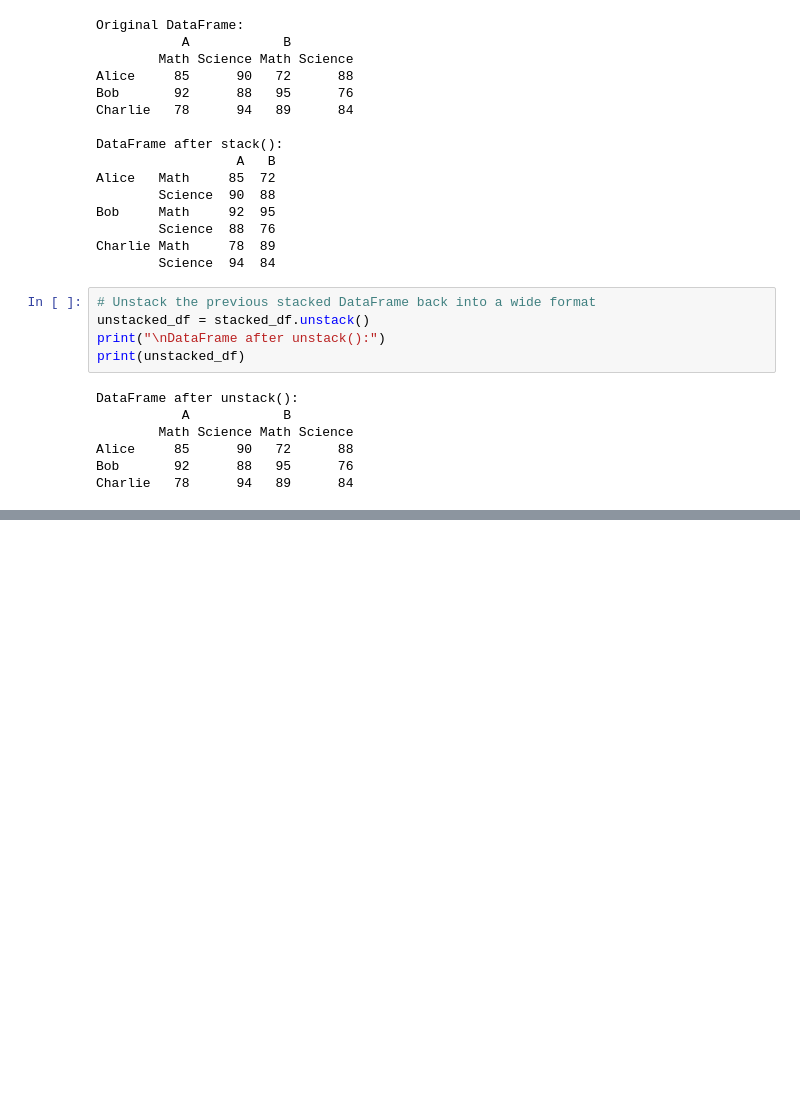
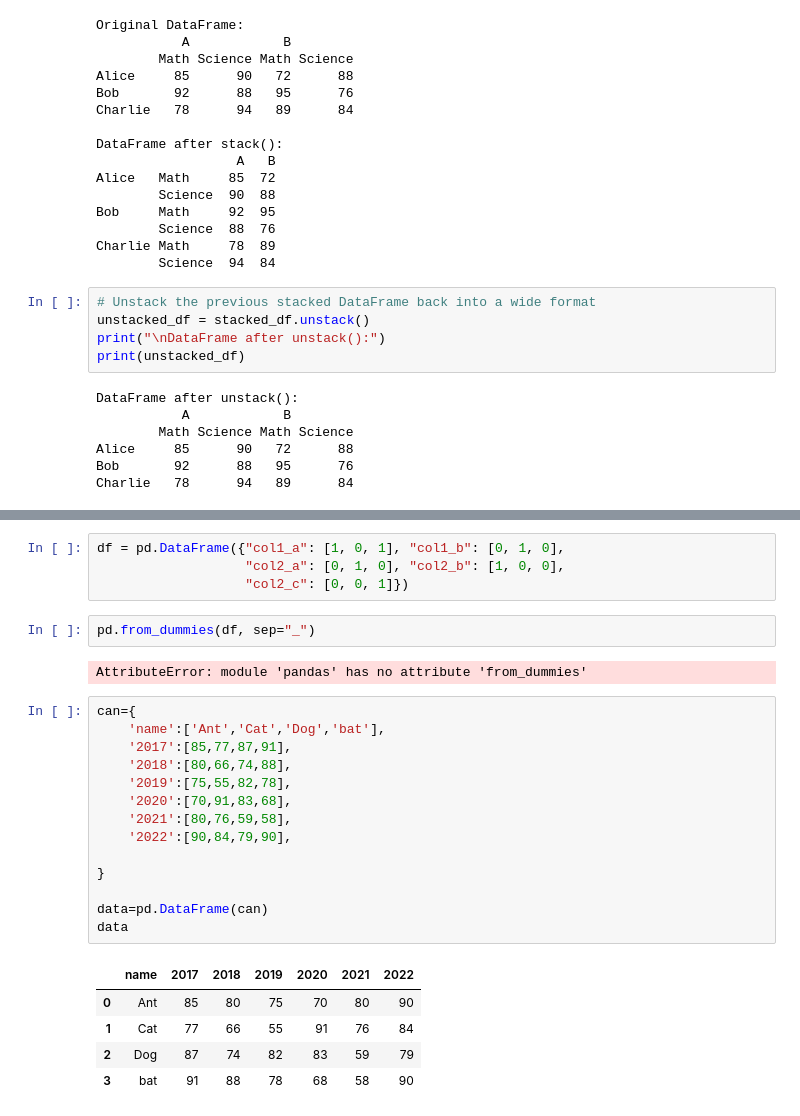
Before and after one commit to python123-dev/Python-Notes, a Jupyter notebook: pandas_101.ipynb, the cells around one changed output, grey strips where cells are left out. Drawn from its saved outputs; the diff is of its cells as text; blank space fills up the shorter version.

Commit message:
pandas commit3

```diff
--- a/pandas_101.ipynb
+++ b/pandas_101.ipynb
@@ -1373,0 +1482,28 @@ Charlie   78      94   89      84
+# %%
+df = pd.DataFrame({"col1_a": [1, 0, 1], "col1_b": [0, 1, 0],
+                   "col2_a": [0, 1, 0], "col2_b": [1, 0, 0],
+                   "col2_c": [0, 0, 1]})
+# %%
+pd.from_dummies(df, sep="_")
+# %% [output]
+AttributeError: module 'pandas' has no attribute 'from_dummies'
+# %%
+can={
+    'name':['Ant','Cat','Dog','bat'],
+    '2017':[85,77,87,91],
+    '2018':[80,66,74,88],
+    '2019':[75,55,82,78],
+    '2020':[70,91,83,68],
+    '2021':[80,76,59,58],
+    '2022':[90,84,79,90],
+
+}
+
+data=pd.DataFrame(can)
+data
+# %% [output]
+|  | name | 2017 | 2018 | 2019 | 2020 | 2021 | 2022 |
+| 0 | Ant | 85 | 80 | 75 | 70 | 80 | 90 |
+| 1 | Cat | 77 | 66 | 55 | 91 | 76 | 84 |
+| 2 | Dog | 87 | 74 | 82 | 83 | 59 | 79 |
+| 3 | bat | 91 | 88 | 78 | 68 | 58 | 90 |
```
Also changed, not shown: parts of 15 cells of this notebook.
